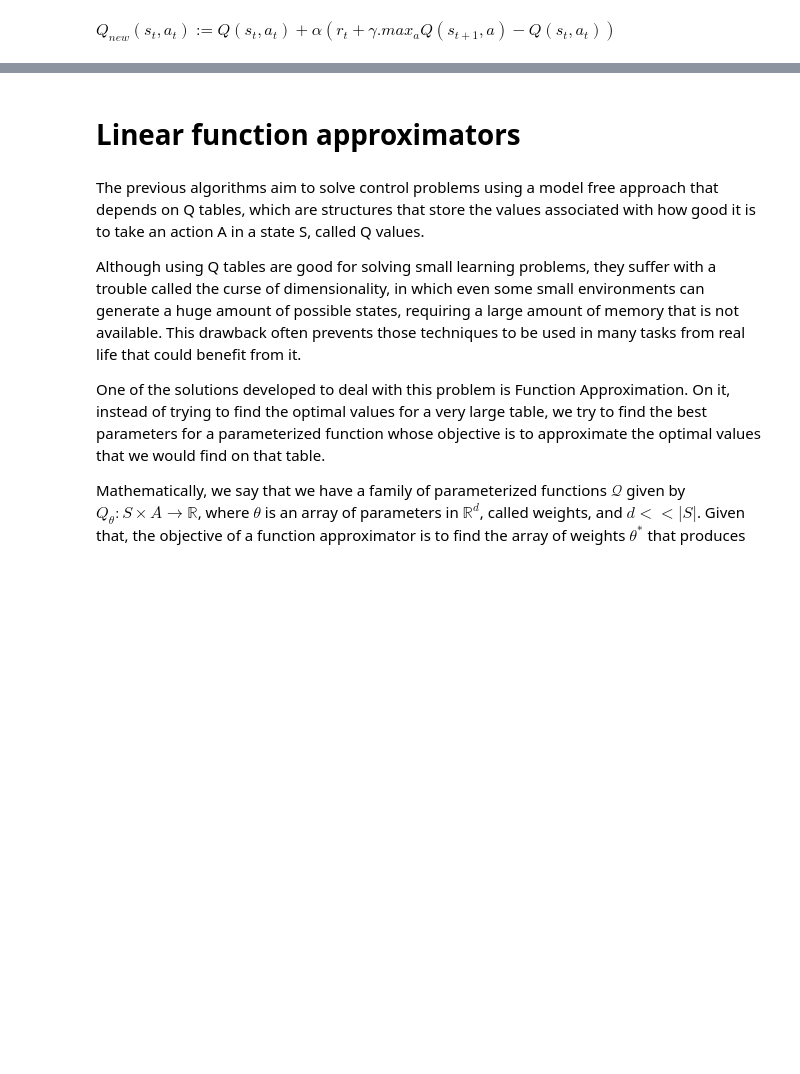
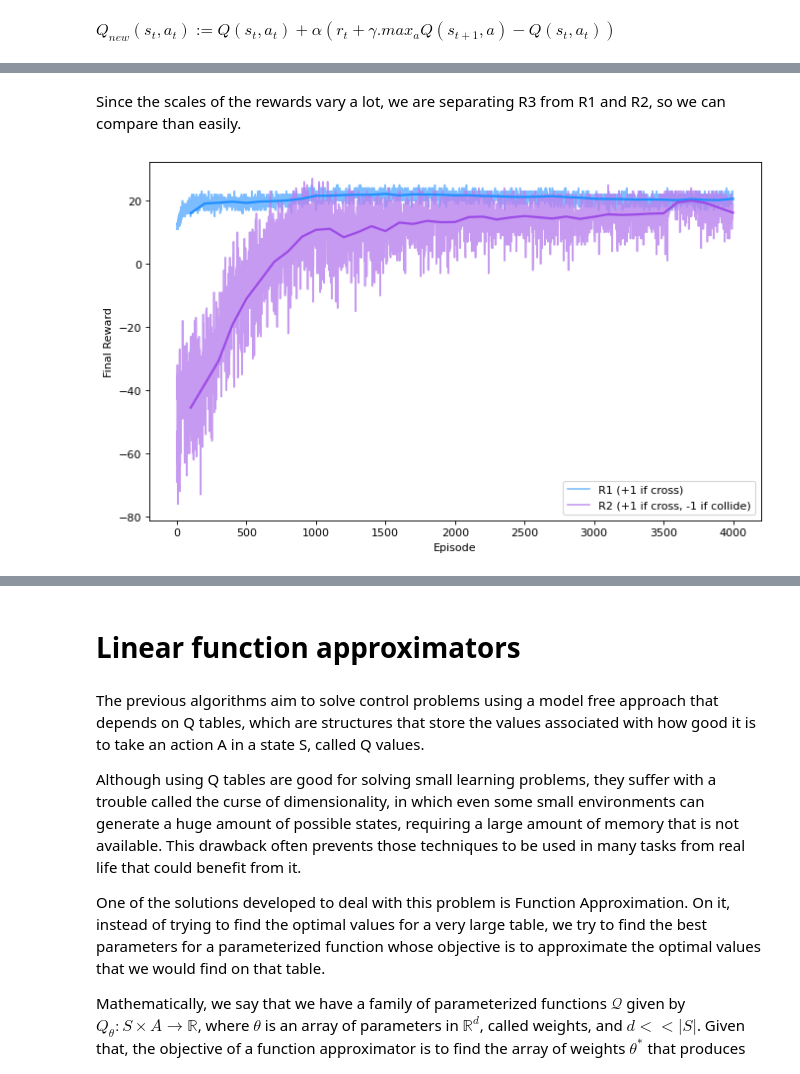
Before and after one commit to DionisiusMayr/FreewayGame, a Jupyter notebook: freeway/freeway.ipynb, the cells around one changed output, grey strips where cells are left out. Cells and saved outputs as stored; diff of their text form; code cells hidden in the pictures; blank space fills up the shorter version.

```diff
--- a/freeway/freeway.ipynb
+++ b/freeway/freeway.ipynb
@@ -427,0 +502,9 @@ Wall time: 2h 9min 38s
+# %% [markdown]
+Since the scales of the rewards vary a lot, we are separating R3 from R1 and R2, so we can compare than easily.
+# %%
+ax = aux_plots.plot_2rewards(total_rewards_2act_R1[:4000], total_rewards_2act_R2[:4000], "R1 (+1 if cross)", "R2 (+1 if cross, -1 if collide)")
+
+aux_plots.moving_average(total_rewards_2act_R1[:4000], ax, label="R1 (+1 if cross)", color='#1F8FFF')
+aux_plots.moving_average(total_rewards_2act_R2[:4000], ax, label="R2 (+1 if cross, -1 if collide)", color='#9C4BE7')
+# %% [output]
+[figure, added]
```
Also changed, not shown: parts of 122 cells of this notebook, 20 other files.
